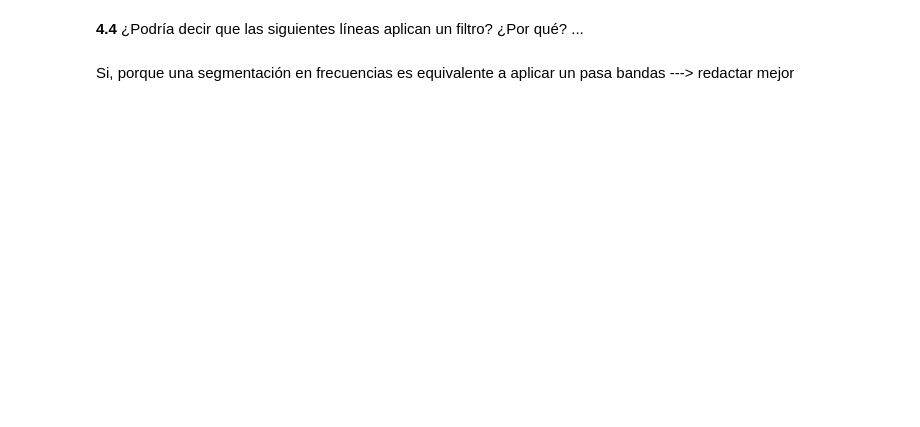
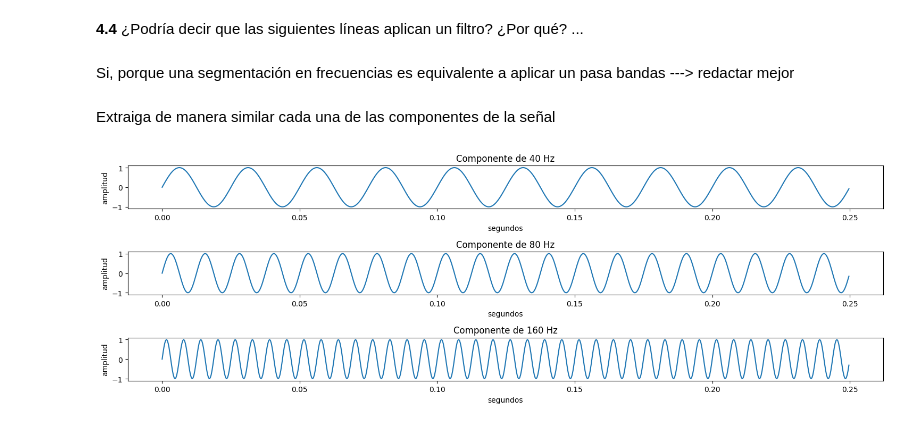
Before and after one commit to MateoOyuelaR19/LAB-BIOSE-ALES, a Jupyter notebook: 5_Analisis_en_frecuencia/practica5.ipynb, the cells around one changed output. Saved outputs shown, nothing was run; the diff lists cells and outputs as text; code cells hidden in the pictures; blank space fills up the shorter version.

```diff
--- a/5_Analisis_en_frecuencia/practica5.ipynb
+++ b/5_Analisis_en_frecuencia/practica5.ipynb
@@ -61,3 +65,23 @@ plt.legend()
 **4.4** ¿Podría decir que las siguientes líneas aplican un filtro? ¿Por qué?  ...
 # %% [markdown]
 Si, porque una segmentación en frecuencias es equivalente a aplicar un pasa bandas ---> redactar mejor
+# %% [markdown]
+Extraiga de manera similar cada una de las componentes de la señal
+# %%
+comp1=np.zeros(len(Xsenal))
+comp2=np.zeros(len(Xsenal))
+comp3=np.zeros(len(Xsenal))
+comp1[0:15]=np.abs(Xsenal)[0:15] #40Hz
+comp2[15:30]=np.abs(Xsenal)[15:30] #80Hz
+comp3[35:45]=np.abs(Xsenal)[35:45] #160Hz
+comps= [comp1,comp2,comp3]
+plt.figure(figsize=(15,5))
+for i in range(0,3):
+    plt.subplot(3,1,i+1)
+    plt.plot(time,np.imag(np.fft.ifft(comps[i])))
+    plt.title(f'Componente de {frecuencias[i]} Hz')
+    plt.xlabel('segundos')
+    plt.ylabel('amplitud')
+plt.tight_layout()
+# %% [output]
+[figure, added]
```
Also changed, not shown: parts of 9 cells of this notebook, 3 other files.
